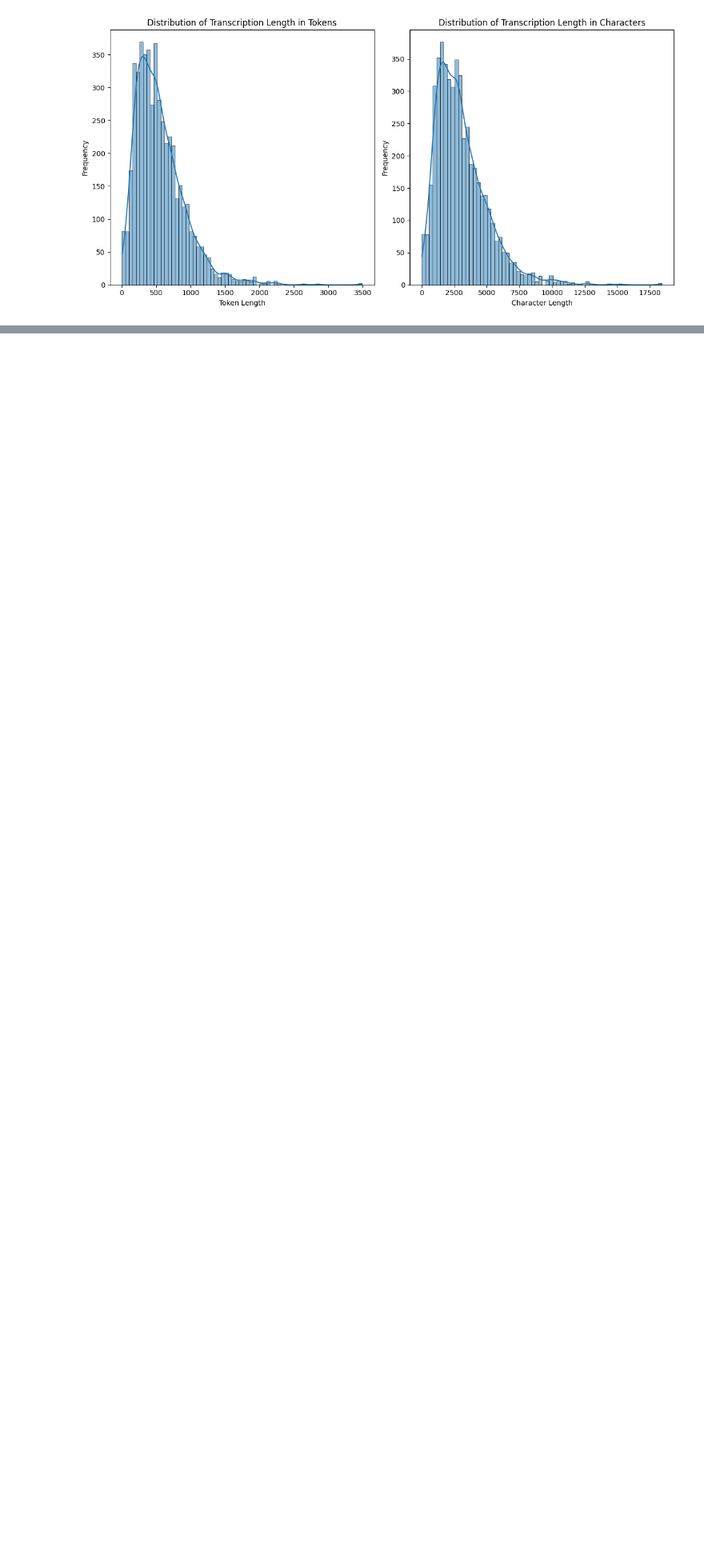
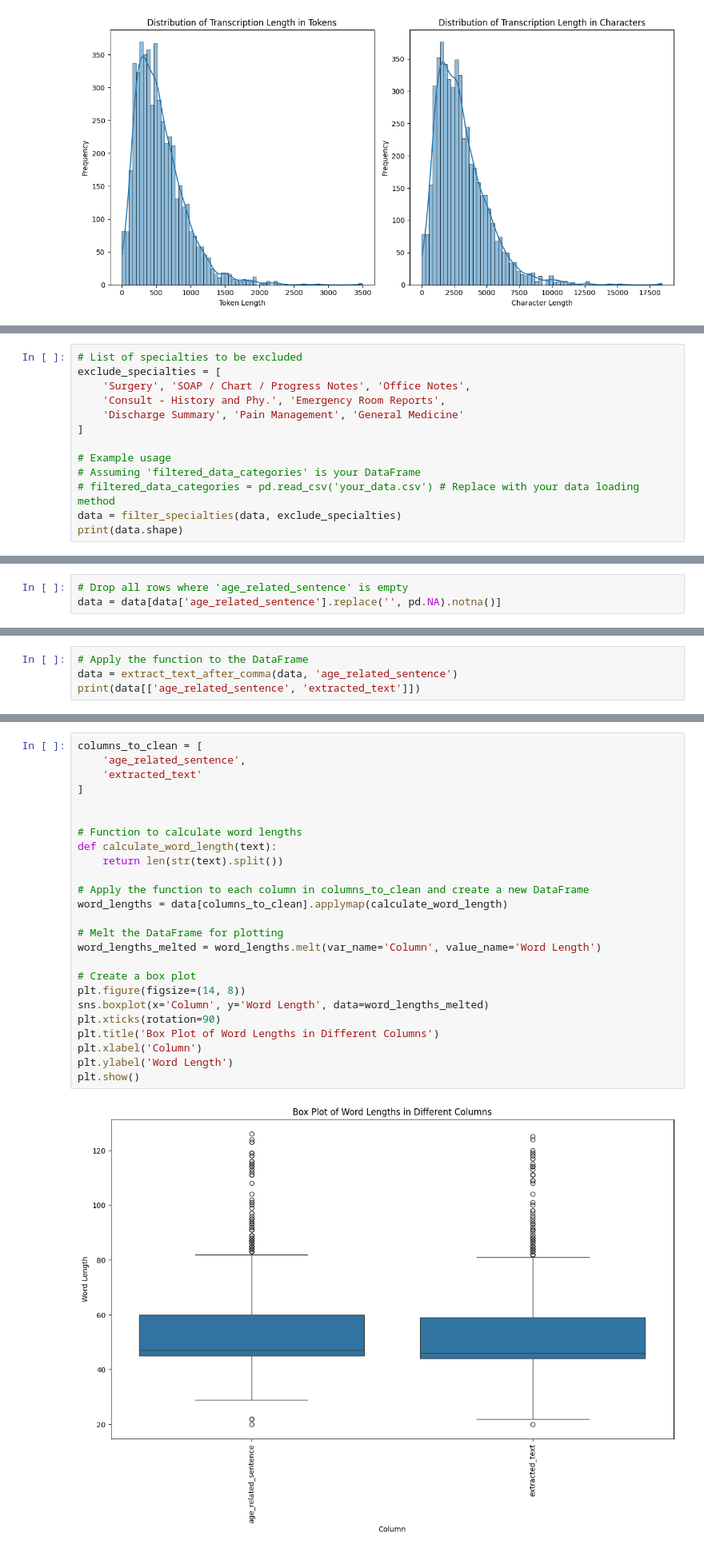
Before and after one commit to kkdresen/MasterThesis_MedTextPrivacy, a Jupyter notebook: EDA/Thesis_Med_&_Hugging_Face_EDA_ (2).ipynb, the cells around one changed output, grey strips where cells are left out. Shown at 80% size. Drawn from its saved outputs; the diff is of its cells as text; blank space fills up the shorter version.

Commit message:
eda cleaning

```diff
--- a/EDA/Thesis_Med_&_Hugging_Face_EDA_ (2).ipynb
+++ b/EDA/Thesis_Med_&_Hugging_Face_EDA_ (2).ipynb
@@ -297,0 +304,13 @@ plot_transcription_length_distributions(length_metrics_df)
+# %%
+# List of specialties to be excluded
+exclude_specialties = [
+    'Surgery', 'SOAP / Chart / Progress Notes', 'Office Notes',
+    'Consult - History and Phy.', 'Emergency Room Reports',
+    'Discharge Summary', 'Pain Management', 'General Medicine'
+]
+
+# Example usage
+# Assuming 'filtered_data_categories' is your DataFrame
+# filtered_data_categories = pd.read_csv('your_data.csv') # Replace with your data loading method
+data = filter_specialties(data, exclude_specialties)
+print(data.shape)
@@ -297,0 +442,3 @@ plot_transcription_length_distributions(length_metrics_df)
+# %%
+# Drop all rows where 'age_related_sentence' is empty
+data = data[data['age_related_sentence'].replace('', pd.NA).notna()]
@@ -297,0 +495,4 @@ plot_transcription_length_distributions(length_metrics_df)
+# %%
+# Apply the function to the DataFrame
+data = extract_text_after_comma(data, 'age_related_sentence')
+print(data[['age_related_sentence', 'extracted_text']])
@@ -297,0 +538,27 @@ plot_transcription_length_distributions(length_metrics_df)
+# %%
+columns_to_clean = [
+    'age_related_sentence',
+    'extracted_text'
+]
+
+
+# Function to calculate word lengths
+def calculate_word_length(text):
+    return len(str(text).split())
+
+# Apply the function to each column in columns_to_clean and create a new DataFrame
+word_lengths = data[columns_to_clean].applymap(calculate_word_length)
+
+# Melt the DataFrame for plotting
+word_lengths_melted = word_lengths.melt(var_name='Column', value_name='Word Length')
+
+# Create a box plot
+plt.figure(figsize=(14, 8))
+sns.boxplot(x='Column', y='Word Length', data=word_lengths_melted)
+plt.xticks(rotation=90)
+plt.title('Box Plot of Word Lengths in Different Columns')
+plt.xlabel('Column')
+plt.ylabel('Word Length')
+plt.show()
+# %% [output]
+[figure, added]
```
Also changed, not shown: parts of 41 cells of this notebook.
